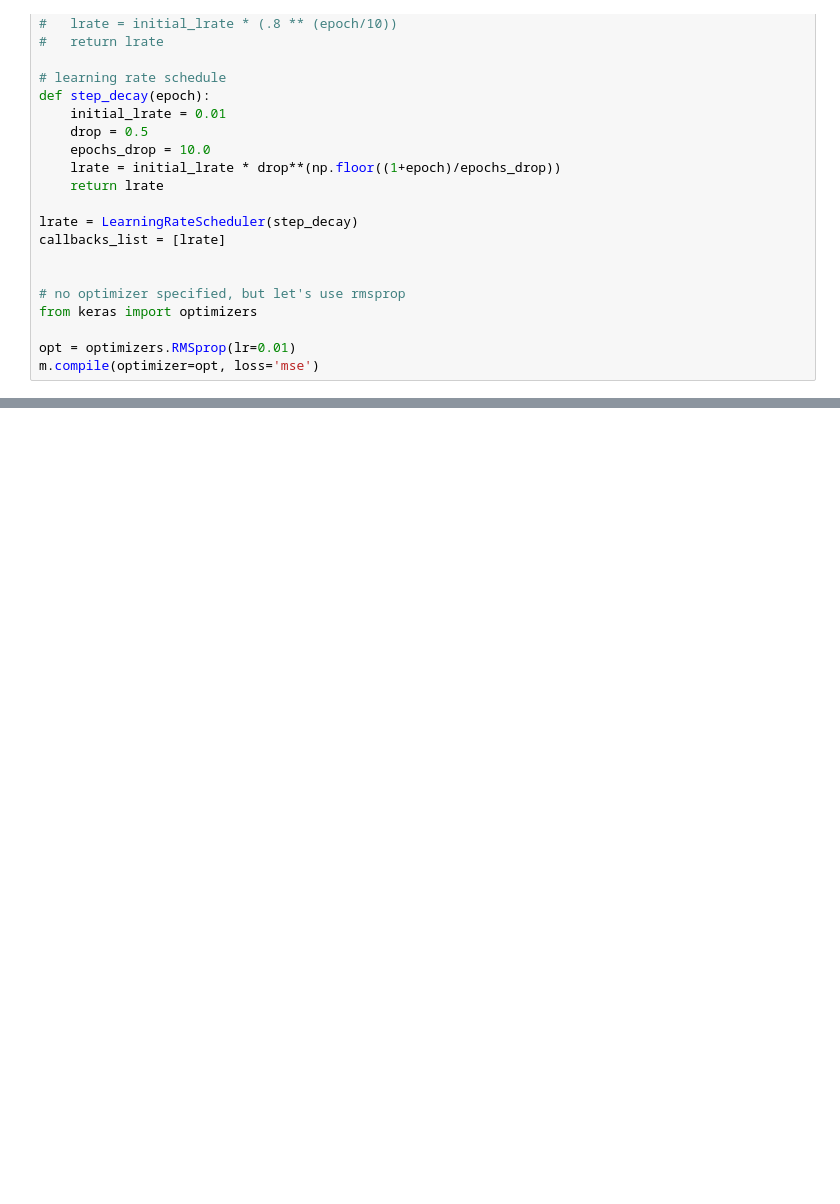
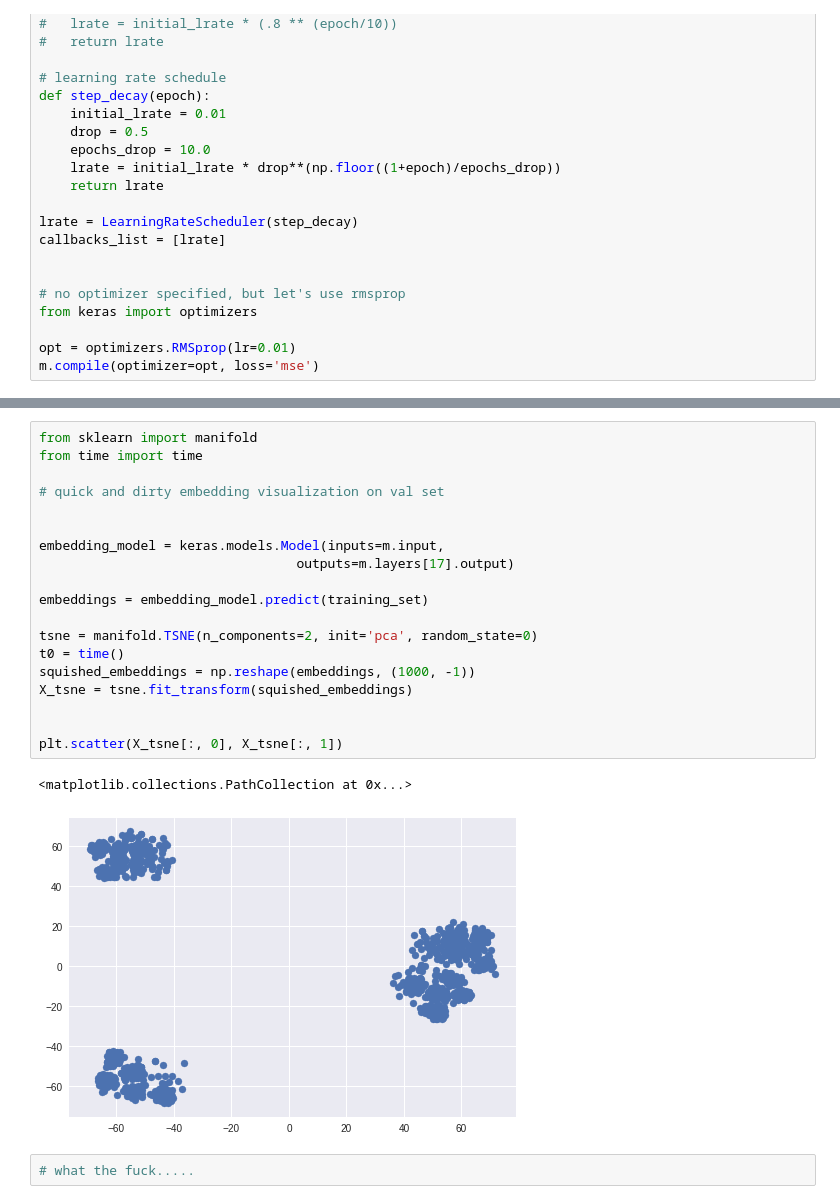
Before and after one commit to ays0110/bean, a Jupyter notebook: Experiment 7.ipynb, the cells around one changed output, grey strips where cells are left out. Drawn from its saved outputs; the diff is of its cells as text; blank space fills up the shorter version.

```diff
--- a/Experiment 7.ipynb
+++ b/Experiment 7.ipynb
@@ -361,0 +346,24 @@ Tensor("conv1d_2/add:0", shape=(?, 120, 64), dtype=float32)
+# %%
+from sklearn import manifold
+from time import time
+
+# quick and dirty embedding visualization on val set
+
+
+embedding_model = keras.models.Model(inputs=m.input,
+                                 outputs=m.layers[17].output)
+
+embeddings = embedding_model.predict(training_set)
+
+tsne = manifold.TSNE(n_components=2, init='pca', random_state=0)
+t0 = time()
+squished_embeddings = np.reshape(embeddings, (1000, -1))
+X_tsne = tsne.fit_transform(squished_embeddings)
+
+
+plt.scatter(X_tsne[:, 0], X_tsne[:, 1])
+# %% [output]
+<matplotlib.collections.PathCollection at 0x...>
+[figure, added]
+# %%
+# what the fuck.....
```
Also changed, not shown: parts of 9 cells of this notebook, 2 other files.
